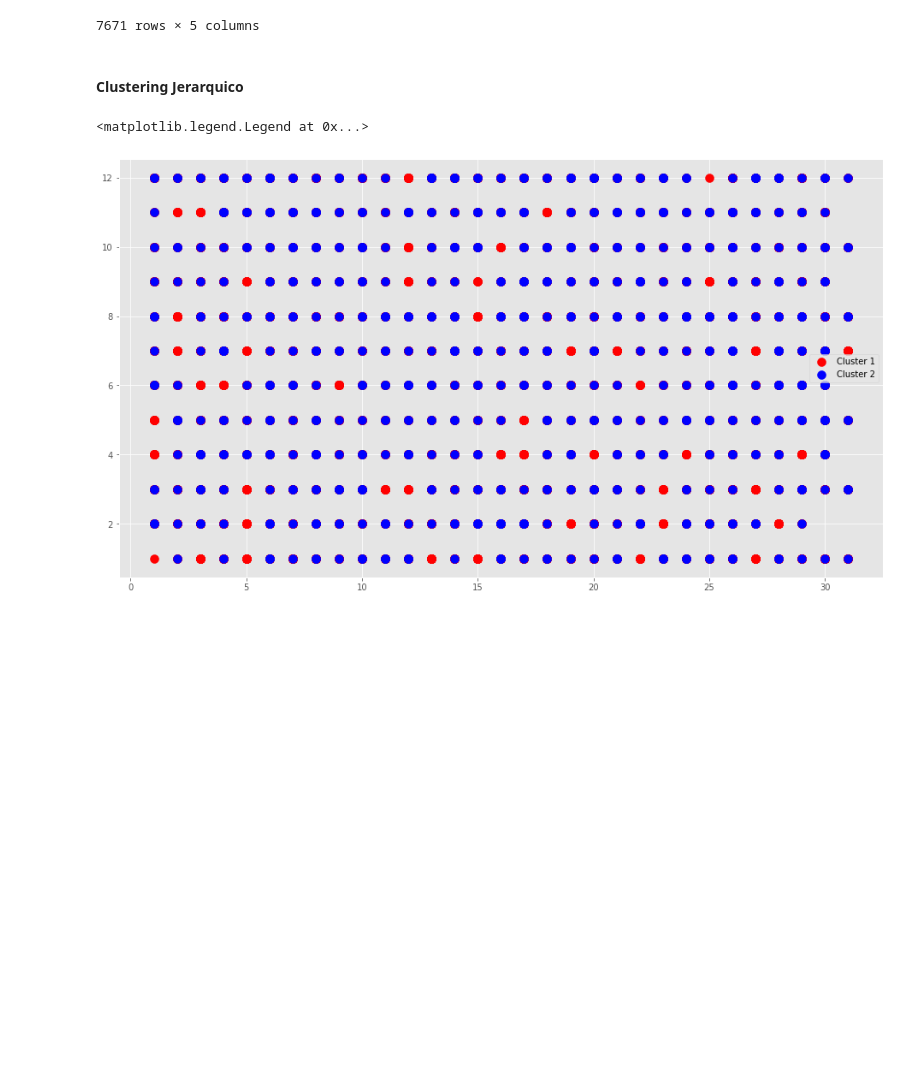
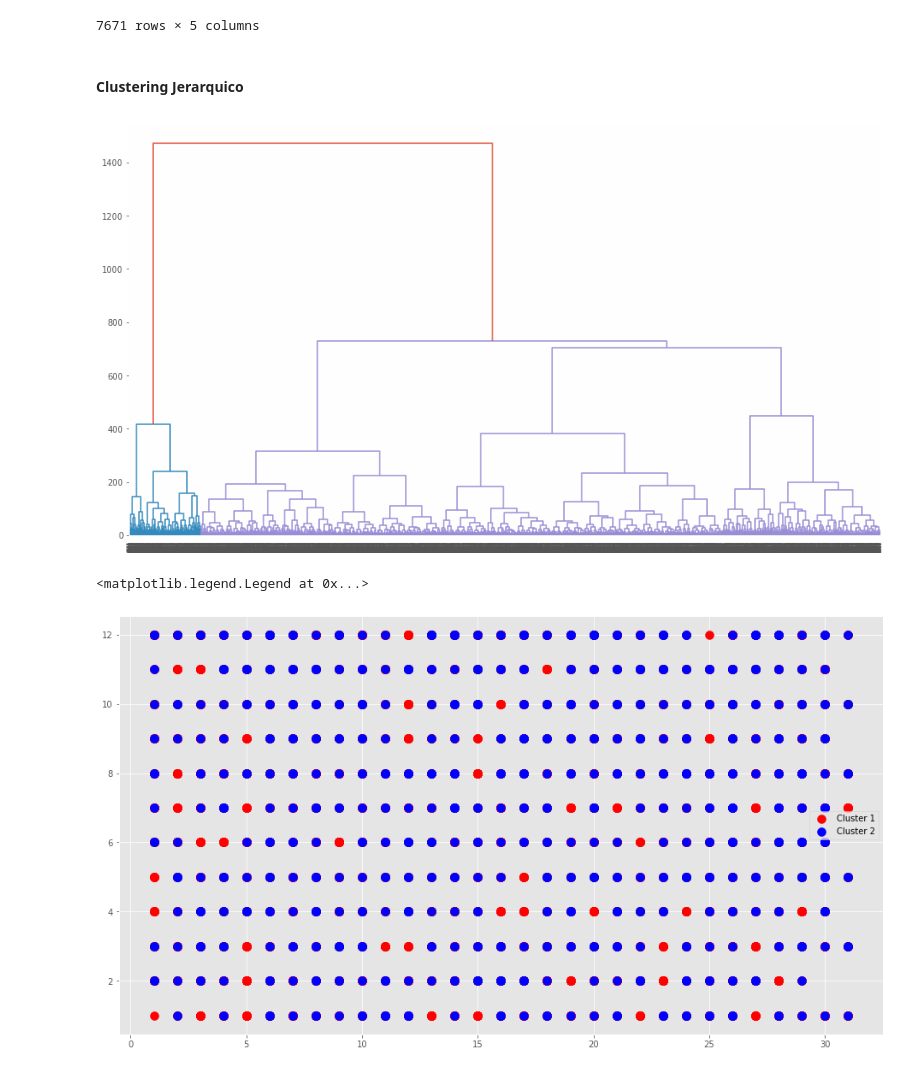
Before and after one commit to JJHH06/DMP1MarriageClustering, a Jupyter notebook: Proyecto1.ipynb, the cells around one changed output. Drawn from its saved outputs; the diff is of its cells as text; code cells hidden in the pictures; blank space fills up the shorter version.

Commit message:
dendograma implementado

```diff
--- a/Proyecto1.ipynb
+++ b/Proyecto1.ipynb
@@ -778,6 +778,10 @@ dfNumData2
 7671 rows × 5 columns
 # %% [markdown]
 #### Clustering Jerarquico
+# %%
+dendograma = sch.dendrogram(sch.linkage(numData2, method='ward'))
+# %% [output]
+[figure, added]
 # %%
 hc = cluster.AgglomerativeClustering(n_clusters=2,affinity='euclidean',linkage='ward')
 labelHc = hc.fit_predict(numData2)
```
Also changed, not shown: parts of 1 cell of this notebook.
